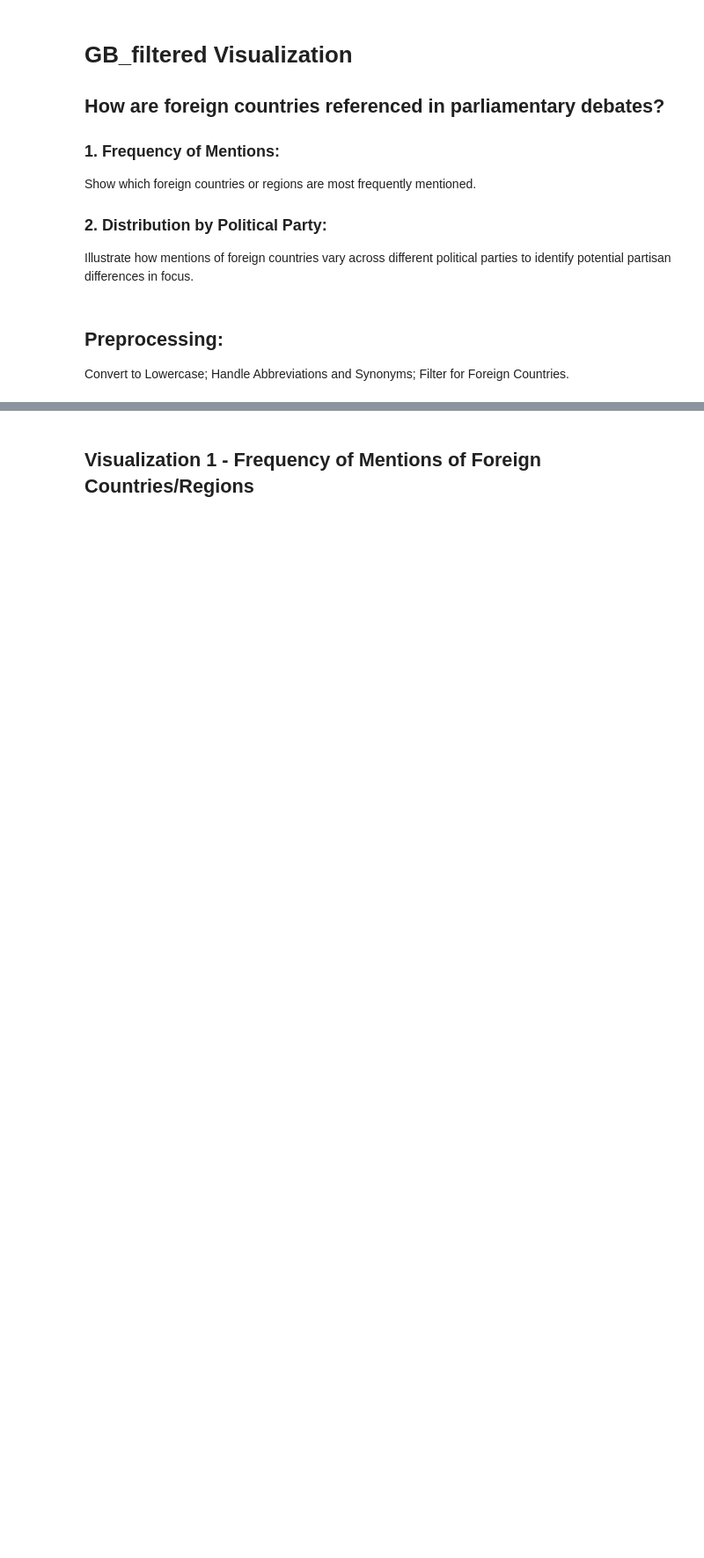
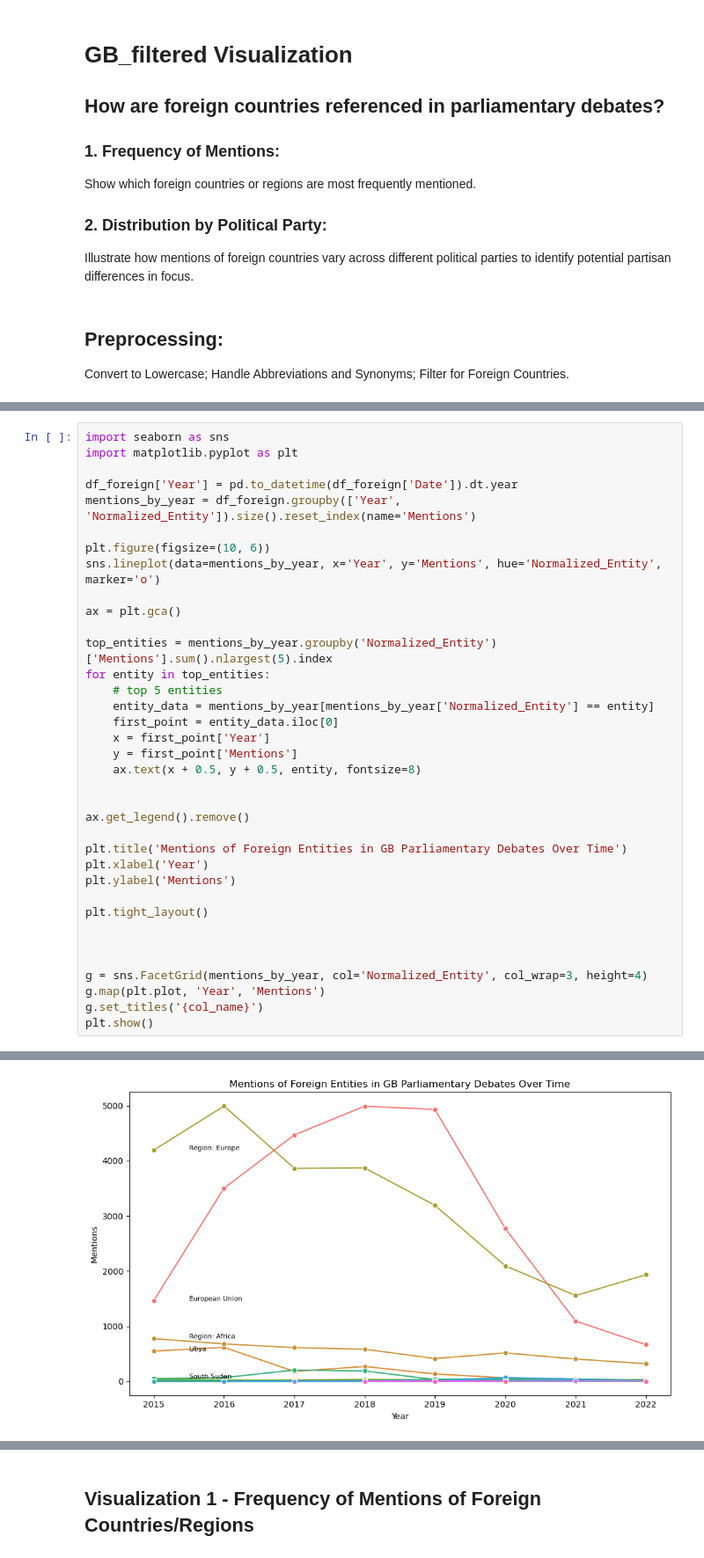
Before and after one commit to dhh25/parlianets, a Jupyter notebook: scripts/statistics/GB_visualization.ipynb, the cells around one changed output, grey strips where cells are left out. Shown at 88% size. Saved outputs shown, nothing was run; the diff lists cells and outputs as text; blank space fills up the shorter version.

```diff
--- a/scripts/statistics/GB_visualization.ipynb
+++ b/scripts/statistics/GB_visualization.ipynb
@@ -36,0 +216,37 @@ df_foreign = df.filter(~pl.col("entity_normalized").is_in(uk_terms))
+# %%
+import seaborn as sns
+import matplotlib.pyplot as plt
+
+df_foreign['Year'] = pd.to_datetime(df_foreign['Date']).dt.year
+mentions_by_year = df_foreign.groupby(['Year', 'Normalized_Entity']).size().reset_index(name='Mentions')
+
+plt.figure(figsize=(10, 6))
+sns.lineplot(data=mentions_by_year, x='Year', y='Mentions', hue='Normalized_Entity', marker='o')
+
+ax = plt.gca()
+
+top_entities = mentions_by_year.groupby('Normalized_Entity')['Mentions'].sum().nlargest(5).index
+for entity in top_entities:
+    # top 5 entities
+    entity_data = mentions_by_year[mentions_by_year['Normalized_Entity'] == entity]
+    first_point = entity_data.iloc[0]
+    x = first_point['Year']
+    y = first_point['Mentions']
+    ax.text(x + 0.5, y + 0.5, entity, fontsize=8)
+
+
+ax.get_legend().remove()
+
+plt.title('Mentions of Foreign Entities in GB Parliamentary Debates Over Time')
+plt.xlabel('Year')
+plt.ylabel('Mentions')
+
+plt.tight_layout()
+
+
+
+g = sns.FacetGrid(mentions_by_year, col='Normalized_Entity', col_wrap=3, height=4)
+g.map(plt.plot, 'Year', 'Mentions')
+g.set_titles('{col_name}')
+plt.show()
+# %% [output]
@@ -36,0 +258 @@ df_foreign = df.filter(~pl.col("entity_normalized").is_in(uk_terms))
+[figure, added]
```
Also changed, not shown: parts of 17 cells of this notebook.
